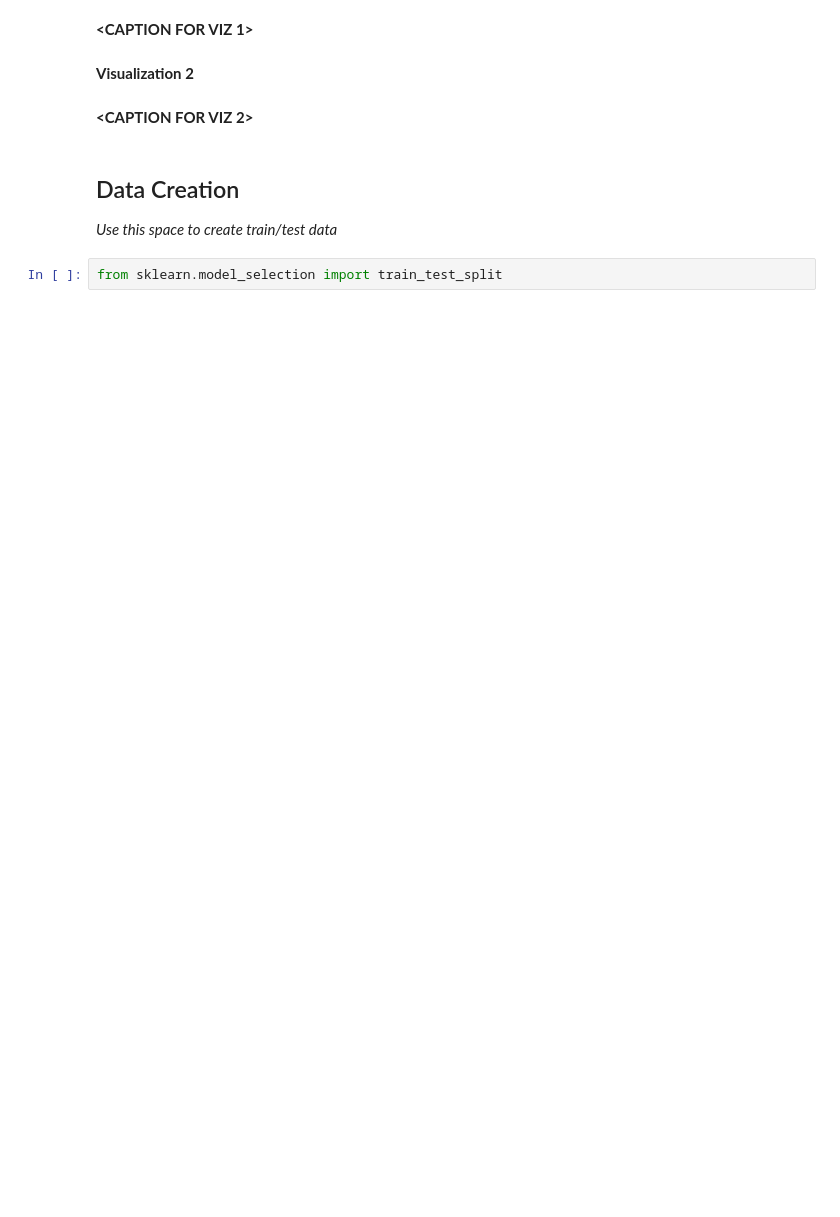
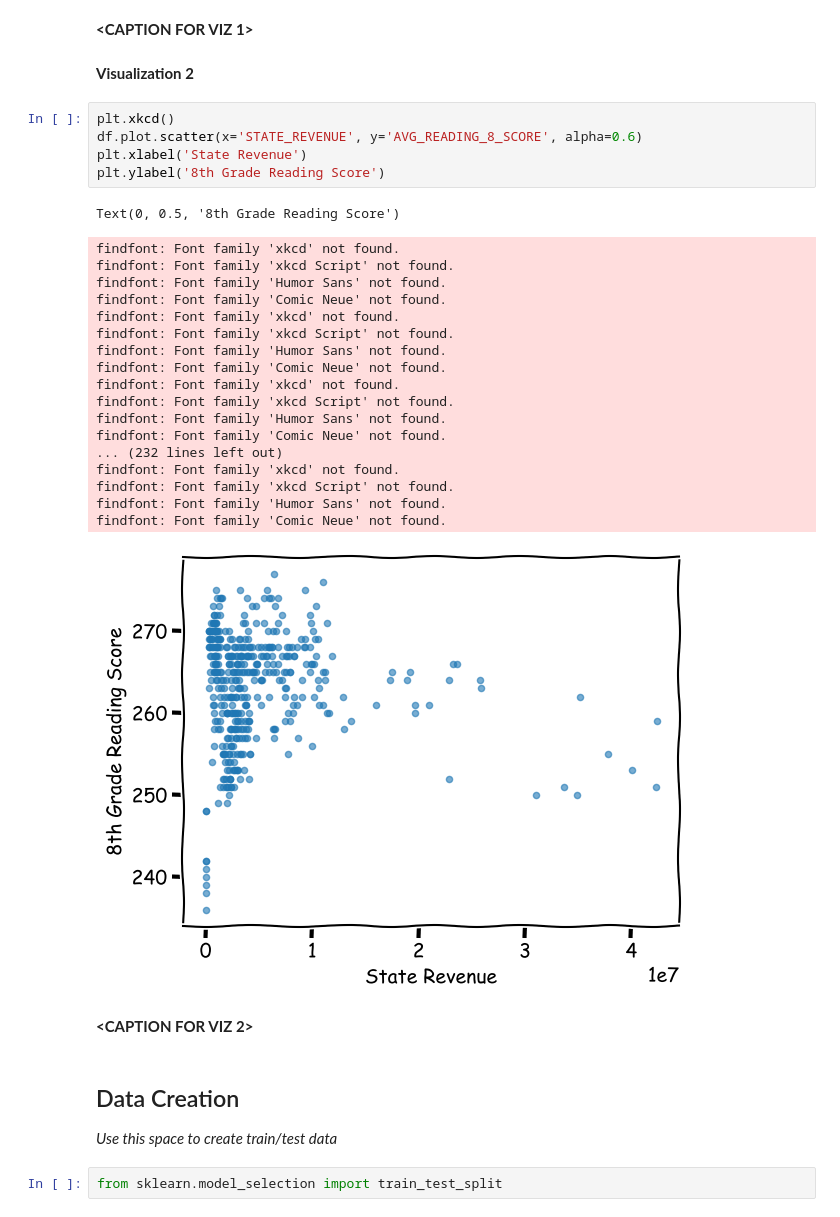
Before and after one commit to V1ctor2182/MDST, a Jupyter notebook: checkpoint1.ipynb, the cells around one changed output. Saved outputs shown, nothing was run; the diff lists cells and outputs as text; blank space fills up the shorter version.

```diff
--- a/checkpoint1.ipynb
+++ b/checkpoint1.ipynb
@@ -135,6 +171,31 @@ Investigate the relationship between your chosen response variable and at least
 **<CAPTION FOR VIZ 1>**
 # %% [markdown]
 **Visualization 2**
+# %%
+plt.xkcd()
+df.plot.scatter(x='STATE_REVENUE', y='AVG_READING_8_SCORE', alpha=0.6)
+plt.xlabel('State Revenue')
+plt.ylabel('8th Grade Reading Score')
+# %% [output]
+Text(0, 0.5, '8th Grade Reading Score')
+findfont: Font family 'xkcd' not found.
+findfont: Font family 'xkcd Script' not found.
+findfont: Font family 'Humor Sans' not found.
+findfont: Font family 'Comic Neue' not found.
+findfont: Font family 'xkcd' not found.
+findfont: Font family 'xkcd Script' not found.
+findfont: Font family 'Humor Sans' not found.
+findfont: Font family 'Comic Neue' not found.
+findfont: Font family 'xkcd' not found.
+findfont: Font family 'xkcd Script' not found.
+findfont: Font family 'Humor Sans' not found.
+findfont: Font family 'Comic Neue' not found.
+... (232 lines left out)
+findfont: Font family 'xkcd' not found.
+findfont: Font family 'xkcd Script' not found.
+findfont: Font family 'Humor Sans' not found.
+findfont: Font family 'Comic Neue' not found.
+[figure, added]
 # %% [markdown]
 **<CAPTION FOR VIZ 2>**
 # %% [markdown]
```
Also changed, not shown: parts of 18 cells of this notebook.
